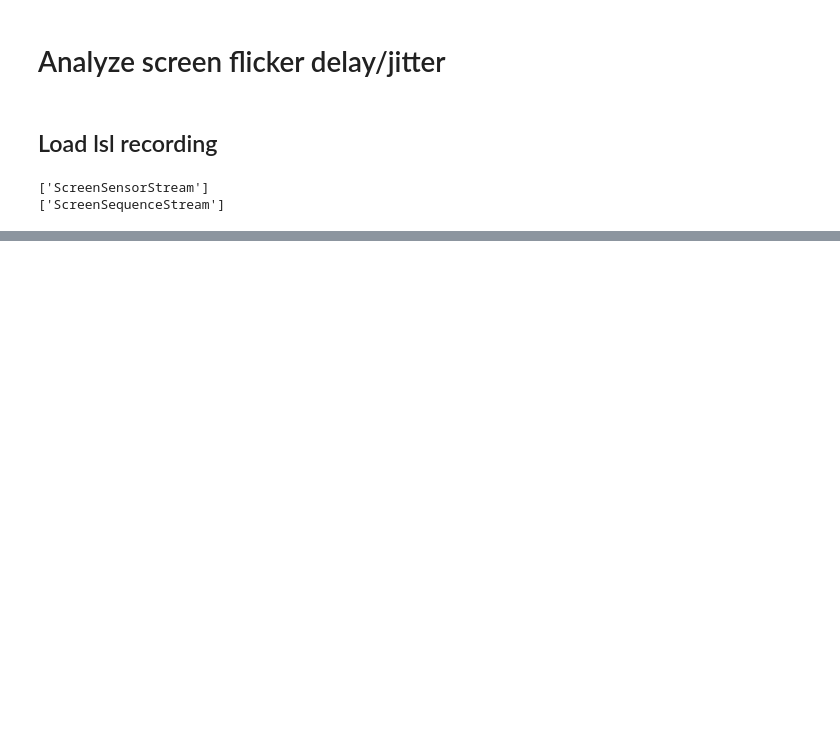
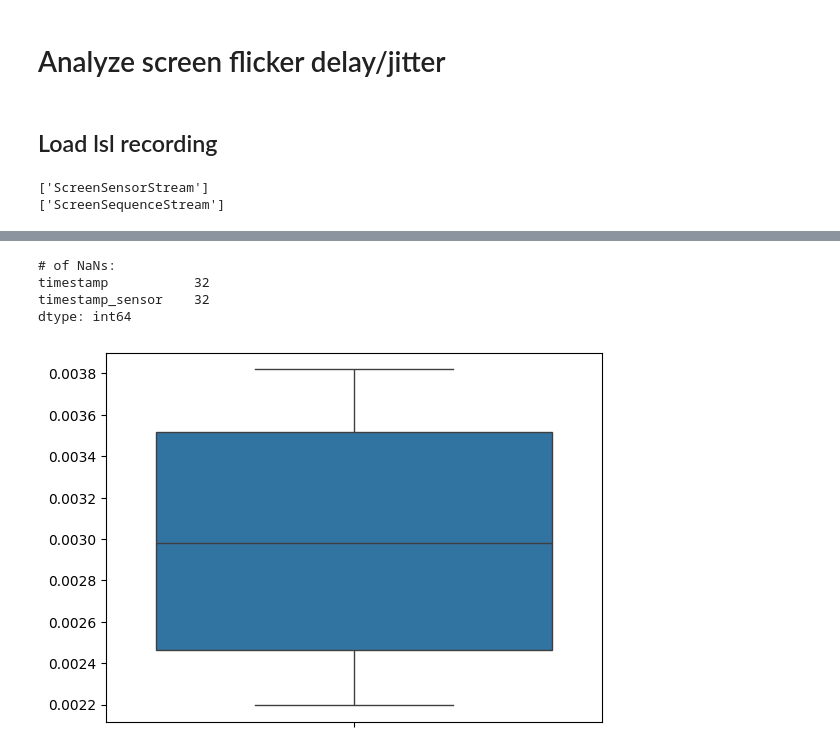
Before and after one commit to amar-enkhbat/codebook_generator, a Jupyter notebook: vsync_sensor_test/analysis_psychopy.ipynb, the cells around one changed output, grey strips where cells are left out. Drawn from its saved outputs; the diff is of its cells as text; code cells hidden in the pictures; blank space fills up the shorter version.

```diff
--- a/vsync_sensor_test/analysis_psychopy.ipynb
+++ b/vsync_sensor_test/analysis_psychopy.ipynb
@@ -124,0 +122,16 @@ merged_timestamps[-1]
+# %%
+# Ignore first N seconds
+start_time = 5
+df_merged['timestamp'] = df_merged['timestamp'].where(df_merged['timestamp'] > start_time)
+df_merged['timestamp_sensor'] = df_merged['timestamp_sensor'].where(df_merged['timestamp_sensor'] > start_time)
+print('\n# of NaNs:')
+print(df_merged.isna().sum())
+
+sns.boxplot(df_merged['timestamp_sensor'] - df_merged['timestamp'])
+plt.show()
+# %% [output]
+# of NaNs:
+timestamp           32
+timestamp_sensor    32
+dtype: int64
+[figure, added]
```
Also changed, not shown: parts of 16 cells of this notebook, 1 other file.
